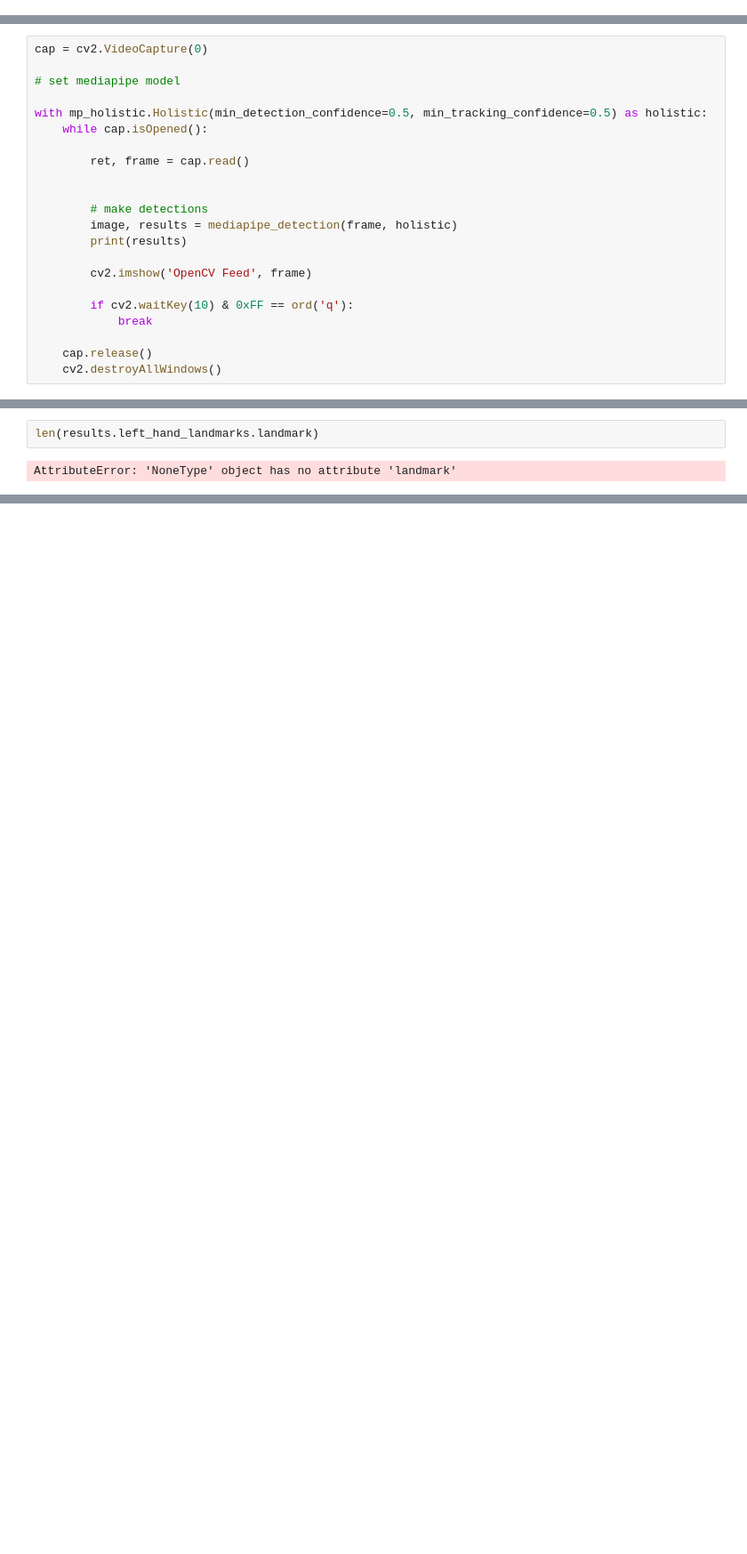
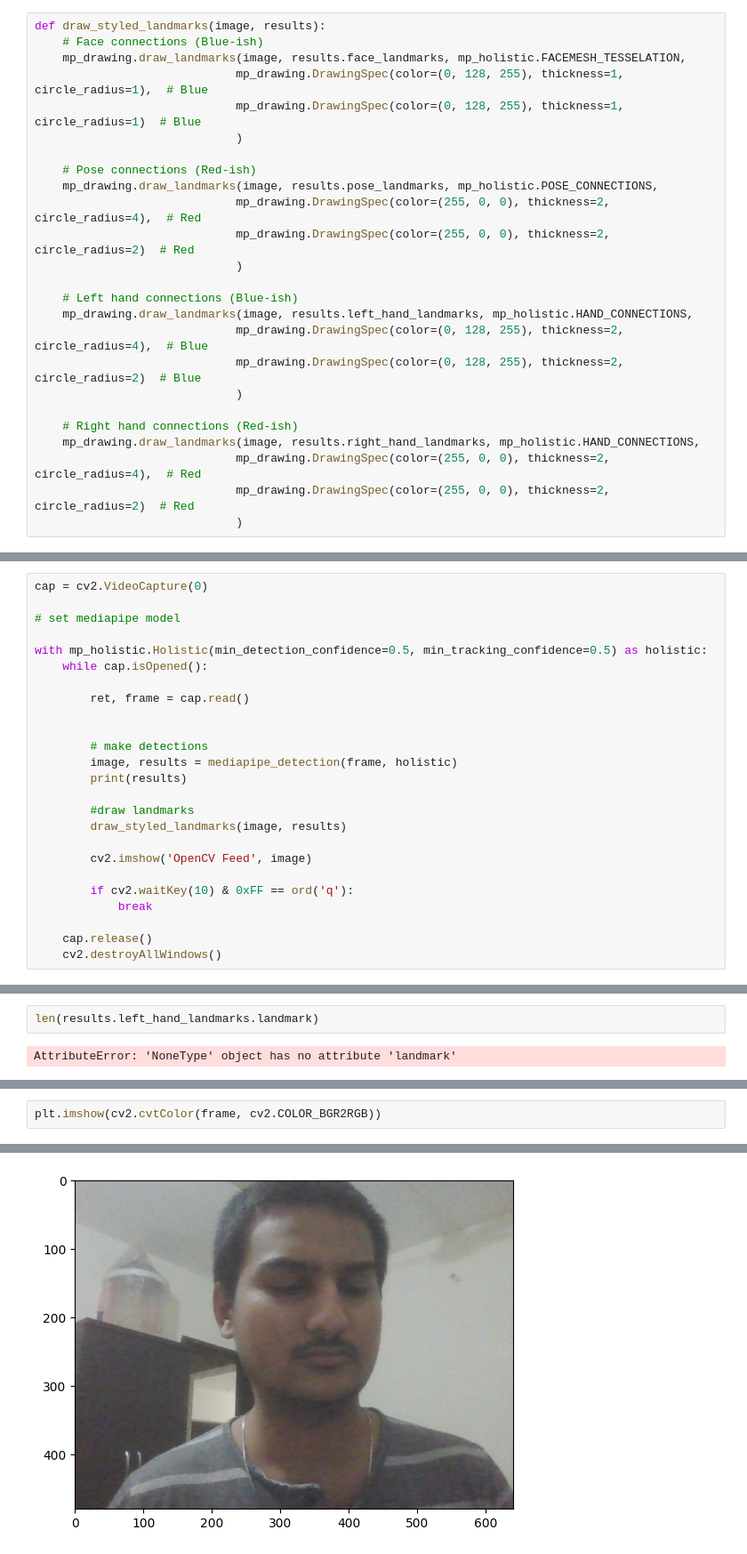
Before and after one commit to chaudharijay/Sign-Language-Detection, a Jupyter notebook: Action Detection.ipynb, the cells around one changed output, grey strips where cells are left out. Shown: that part at 89% size. Drawn from its saved outputs; the diff is of its cells as text; blank space fills up the shorter version.

```diff
--- a/Action Detection.ipynb
+++ b/Action Detection.ipynb
@@ -31,3 +79,28 @@ def draw_landmarks(image, results):
+# %%
+def draw_styled_landmarks(image, results):
+    # Face connections (Blue-ish)
+    mp_drawing.draw_landmarks(image, results.face_landmarks, mp_holistic.FACEMESH_TESSELATION,
+                             mp_drawing.DrawingSpec(color=(0, 128, 255), thickness=1, circle_radius=1),  # Blue
+                             mp_drawing.DrawingSpec(color=(0, 128, 255), thickness=1, circle_radius=1)  # Blue
+                             )
+
+    # Pose connections (Red-ish)
+    mp_drawing.draw_landmarks(image, results.pose_landmarks, mp_holistic.POSE_CONNECTIONS,
+                             mp_drawing.DrawingSpec(color=(255, 0, 0), thickness=2, circle_radius=4),  # Red
+                             mp_drawing.DrawingSpec(color=(255, 0, 0), thickness=2, circle_radius=2)  # Red
+                             )
+
+    # Left hand connections (Blue-ish)
+    mp_drawing.draw_landmarks(image, results.left_hand_landmarks, mp_holistic.HAND_CONNECTIONS,
+                             mp_drawing.DrawingSpec(color=(0, 128, 255), thickness=2, circle_radius=4),  # Blue
+                             mp_drawing.DrawingSpec(color=(0, 128, 255), thickness=2, circle_radius=2)  # Blue
+                             )
+
+    # Right hand connections (Red-ish)
+    mp_drawing.draw_landmarks(image, results.right_hand_landmarks, mp_holistic.HAND_CONNECTIONS,
+                             mp_drawing.DrawingSpec(color=(255, 0, 0), thickness=2, circle_radius=4),  # Red
+                             mp_drawing.DrawingSpec(color=(255, 0, 0), thickness=2, circle_radius=2)  # Red
+                             )
 # %%
 mp_holistic.POSE_CONNECTIONS
 # %% [output]
@@ -63,7 +136,10 @@ with mp_holistic.Holistic(min_detection_confidence=0.5, min_tracking_confidence=
         image, results = mediapipe_detection(frame, holistic)
         print(results)
 
-        cv2.imshow('OpenCV Feed', frame)
+        #draw landmarks
+        draw_styled_landmarks(image, results)
+
+        cv2.imshow('OpenCV Feed', image)
 
         if cv2.waitKey(10) & 0xFF == ord('q'):
             break
@@ -116,0 +215,3 @@ plt.imshow()
+# %%
+plt.imshow(cv2.cvtColor(frame, cv2.COLOR_BGR2RGB))
+# %% [output]
@@ -116,0 +219 @@ plt.imshow()
+[figure, added]
```
Also changed, not shown: parts of 22 cells of this notebook, 1 other file.
